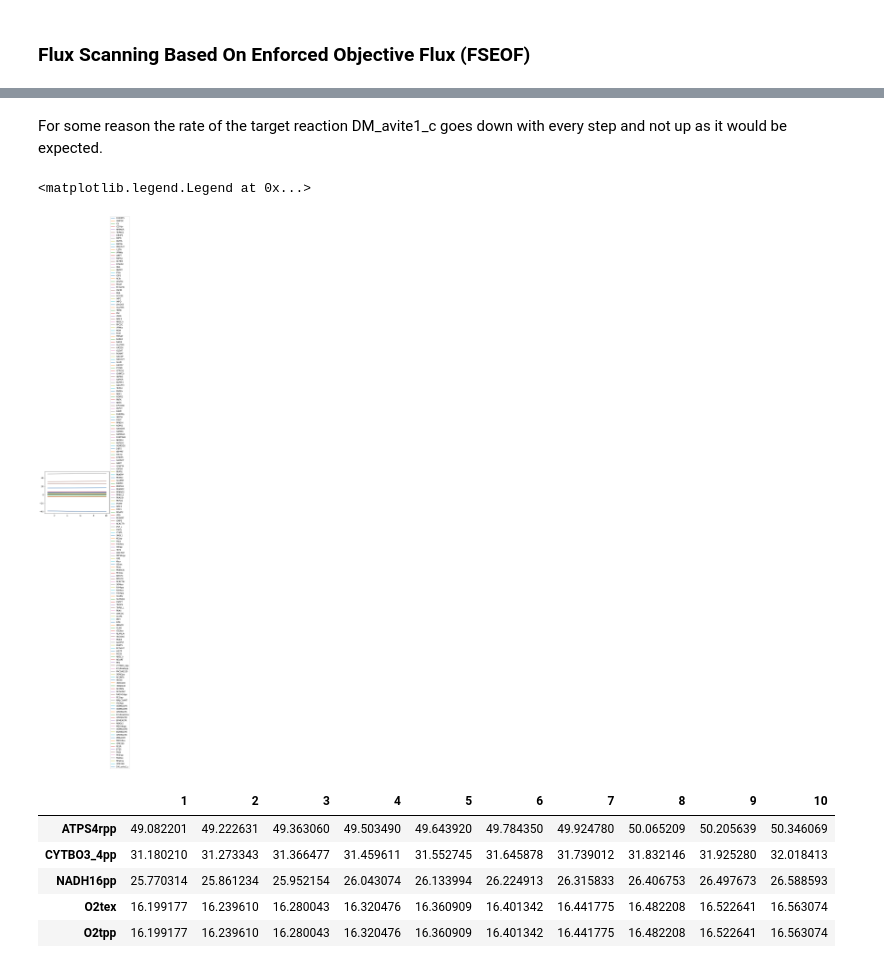
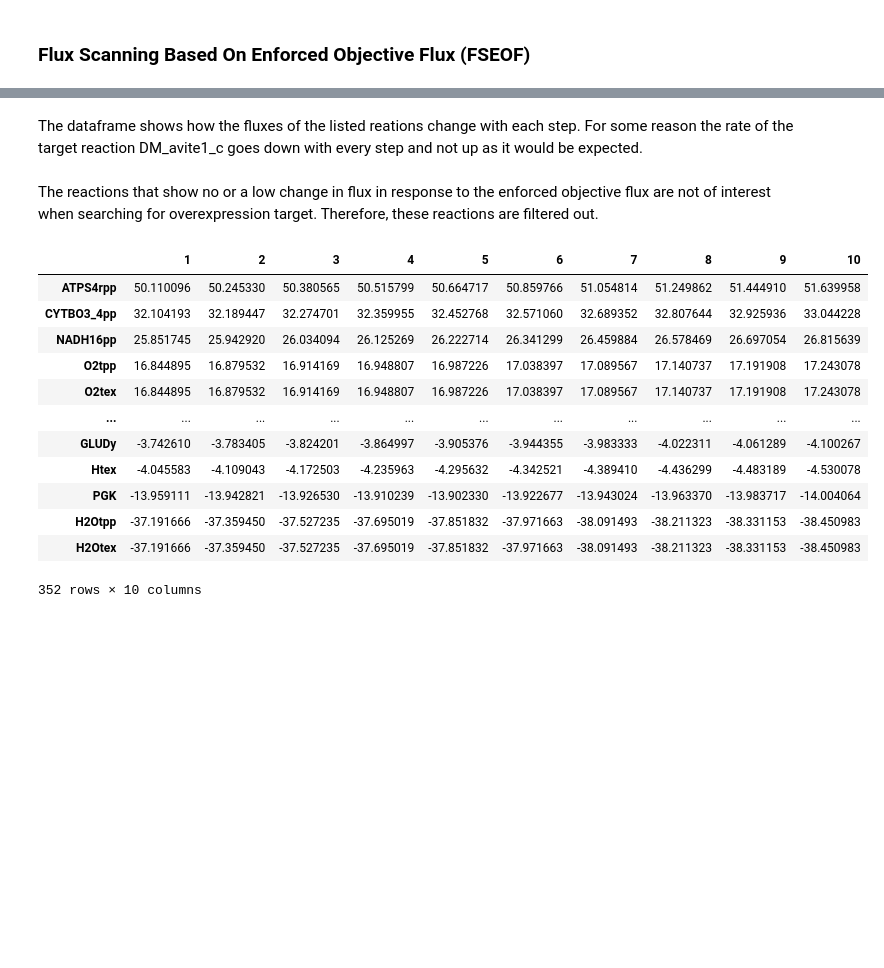
Before and after one commit to 27410/27410-group-assigment-group_2, a Jupyter notebook: 4_Overexpression.ipynb, the cells around one changed output, grey strips where cells are left out. Drawn from its saved outputs; the diff is of its cells as text; code cells hidden in the pictures; blank space fills up the shorter version.

```diff
--- a/4_Overexpression.ipynb
+++ b/4_Overexpression.ipynb
@@ -130 +133,4 @@ In order to find potential targets for overexpression, a Flux Scanning Based On
+# %%
+model = read_sbml_model('model_atocopherol_tyr.xml')
+model.objective = model.reactions.DM_avite1_c
 # %%
@@ -161,26 +168,27 @@ df
-# %% [markdown]
-For some reason the rate of the target reaction DM_avite1_c goes down with every step and not up as it would be expected.
-# %%
-from matplotlib import pyplot as plt
-result.data_frame.T.plot()
-plt.legend(loc='center left', bbox_to_anchor=(1, 0.5))
-plt.show()
-# %% [output]
-<matplotlib.legend.Legend at 0x...>
-[figure, removed]
+# %% [markdown]
+The dataframe shows how the fluxes of the listed reations change with each step. For some reason the rate of the target reaction DM_avite1_c goes down with every step and not up as it would be expected.
+# %% [markdown]
+The reactions that show no or a low change in flux in response to the enforced objective flux are not of interest when searching for overexpression target. Therefore, these reactions are filtered out.
 # %%
 # sorting the dataframe
 df= df.sort_values([1], ascending = False)
 
 from pytest import approx
 # removing genes from dataframe
 removed_zero = (df != approx(0.0)).all(axis=1)
-df = df.loc[removed_zero]
-df.head()
+df_removed_zero = df.loc[removed_zero]
+df_removed_zero
 # %% [output]
 |  | 1 | 2 | 3 | 4 | 5 | 6 | 7 | 8 | 9 | 10 |
-| ATPS4rpp | 49.082201 | 49.222631 | 49.363060 | 49.503490 | 49.643920 | 49.784350 | 49.924780 | 50.065209 | 50.205639 | 50.346069 |
-| CYTBO3_4pp | 31.180210 | 31.273343 | 31.366477 | 31.459611 | 31.552745 | 31.645878 | 31.739012 | 31.832146 | 31.925280 | 32.018413 |
-| NADH16pp | 25.770314 | 25.861234 | 25.952154 | 26.043074 | 26.133994 | 26.224913 | 26.315833 | 26.406753 | 26.497673 | 26.588593 |
-| O2tex | 16.199177 | 16.239610 | 16.280043 | 16.320476 | 16.360909 | 16.401342 | 16.441775 | 16.482208 | 16.522641 | 16.563074 |
-| O2tpp | 16.199177 | 16.239610 | 16.280043 | 16.320476 | 16.360909 | 16.401342 | 16.441775 | 16.482208 | 16.522641 | 16.563074 |
+| ATPS4rpp | 50.110096 | 50.245330 | 50.380565 | 50.515799 | 50.664717 | 50.859766 | 51.054814 | 51.249862 | 51.444910 | 51.639958 |
+| CYTBO3_4pp | 32.104193 | 32.189447 | 32.274701 | 32.359955 | 32.452768 | 32.571060 | 32.689352 | 32.807644 | 32.925936 | 33.044228 |
+| NADH16pp | 25.851745 | 25.942920 | 26.034094 | 26.125269 | 26.222714 | 26.341299 | 26.459884 | 26.578469 | 26.697054 | 26.815639 |
+| O2tpp | 16.844895 | 16.879532 | 16.914169 | 16.948807 | 16.987226 | 17.038397 | 17.089567 | 17.140737 | 17.191908 | 17.243078 |
+| O2tex | 16.844895 | 16.879532 | 16.914169 | 16.948807 | 16.987226 | 17.038397 | 17.089567 | 17.140737 | 17.191908 | 17.243078 |
+| ... | ... | ... | ... | ... | ... | ... | ... | ... | ... | ... |
+| GLUDy | -3.742610 | -3.783405 | -3.824201 | -3.864997 | -3.905376 | -3.944355 | -3.983333 | -4.022311 | -4.061289 | -4.100267 |
+| Htex | -4.045583 | -4.109043 | -4.172503 | -4.235963 | -4.295632 | -4.342521 | -4.389410 | -4.436299 | -4.483189 | -4.530078 |
+| PGK | -13.959111 | -13.942821 | -13.926530 | -13.910239 | -13.902330 | -13.922677 | -13.943024 | -13.963370 | -13.983717 | -14.004064 |
+| H2Otpp | -37.191666 | -37.359450 | -37.527235 | -37.695019 | -37.851832 | -37.971663 | -38.091493 | -38.211323 | -38.331153 | -38.450983 |
+| H2Otex | -37.191666 | -37.359450 | -37.527235 | -37.695019 | -37.851832 | -37.971663 | -38.091493 | -38.211323 | -38.331153 | -38.450983 |
+352 rows × 10 columns
```
Also changed, not shown: parts of 20 cells of this notebook.
